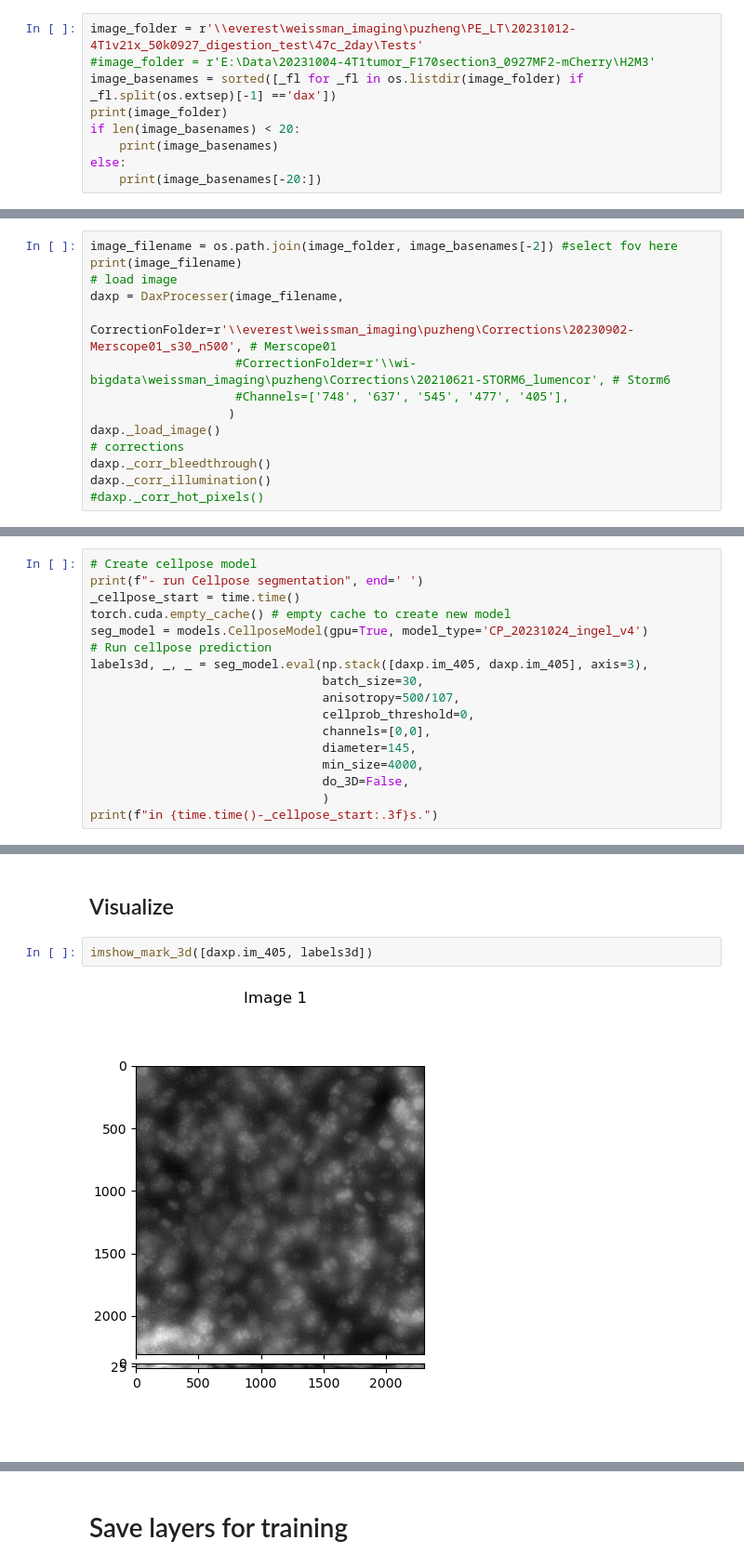
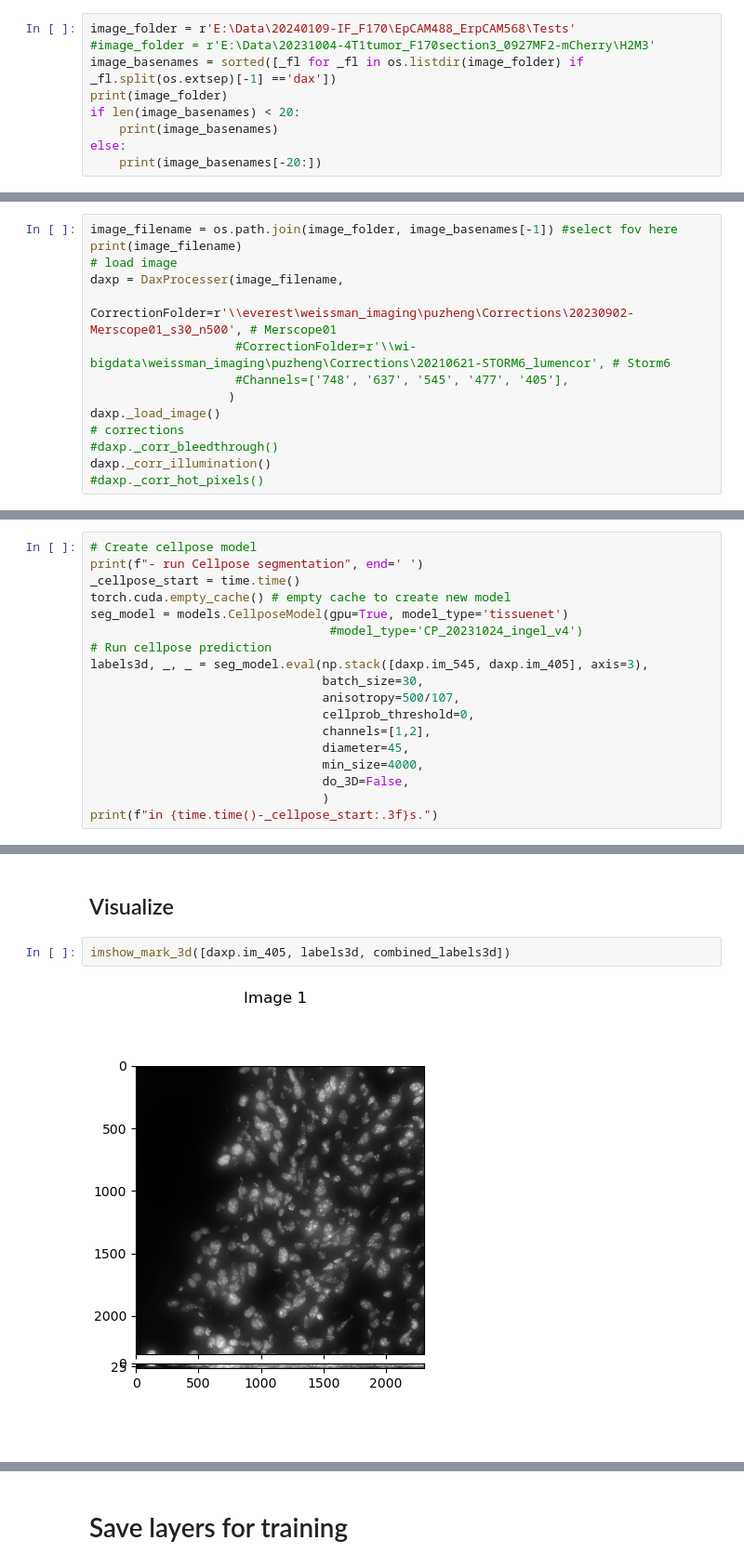
Before and after one commit to zhengpuas47/MerScope01, a Jupyter notebook: jupyter/Segmentation/Test_segmentation.ipynb, the cells around one changed output, grey strips where cells are left out. Shown at 93% size. Saved outputs shown, nothing was run; the diff lists cells and outputs as text.

```diff
--- a/jupyter/Segmentation/Test_segmentation.ipynb
+++ b/jupyter/Segmentation/Test_segmentation.ipynb
@@ -12,7 +12,7 @@ from ChromAn import src
 from ChromAn.src.file_io.dax_process import DaxProcesser
 from ChromAn.src.visual_tools.interactive import imshow_mark_3d
 # %%
-image_folder = r'\\everest\weissman_imaging\puzheng\PE_LT\20231012-4T1v21x_50k0927_digestion_test\47c_2day\Tests'
+image_folder = r'E:\Data\20240109-IF_F170\EpCAM488_ErpCAM568\Tests'
 #image_folder = r'E:\Data\20231004-4T1tumor_F170section3_0927MF2-mCherry\H2M3'
 image_basenames = sorted([_fl for _fl in os.listdir(image_folder) if _fl.split(os.extsep)[-1] =='dax'])
 print(image_folder)
@@ -26,5 +26,5 @@ else:
 # %%
-image_filename = os.path.join(image_folder, image_basenames[-2]) #select fov here
+image_filename = os.path.join(image_folder, image_basenames[-1]) #select fov here
 print(image_filename)
 # load image
 daxp = DaxProcesser(image_filename,
@@ -34,7 +34,7 @@ daxp = DaxProcesser(image_filename,
                    )
 daxp._load_image()
 # corrections
-daxp._corr_bleedthrough()
+#daxp._corr_bleedthrough()
 daxp._corr_illumination()
 #daxp._corr_hot_pixels()
 # %% [output]
@@ -84,14 +84,15 @@ Unable to find MERlin environment file at C:\Users\Weissman_Lab\.merlinenv. Plea
 print(f"- run Cellpose segmentation", end=' ')
 _cellpose_start = time.time()
 torch.cuda.empty_cache() # empty cache to create new model
-seg_model = models.CellposeModel(gpu=True, model_type='CP_20231024_ingel_v4')
+seg_model = models.CellposeModel(gpu=True, model_type='tissuenet')
+                                 #model_type='CP_20231024_ingel_v4')
 # Run cellpose prediction
-labels3d, _, _ = seg_model.eval(np.stack([daxp.im_405, daxp.im_405], axis=3),
+labels3d, _, _ = seg_model.eval(np.stack([daxp.im_545, daxp.im_405], axis=3),
                                 batch_size=30,
                                 anisotropy=500/107,
                                 cellprob_threshold=0,
-                                channels=[0,0],
-                                diameter=145,
+                                channels=[1,2],
+                                diameter=45,
                                 min_size=4000,
                                 do_3D=False,
                                 )
@@ -292,7 +279,7 @@ np.max(labels3d)
 # %% [markdown]
 ## Visualize
 # %%
-imshow_mark_3d([daxp.im_405, labels3d])
+imshow_mark_3d([daxp.im_405, labels3d, combined_labels3d])
 # %% [output]
-[figure, old version]
+[figure, new version]
 <ChromAn.src.visual_tools.interactive.imshow_mark_3d at 0x...>
```
Also changed, not shown: parts of 9 cells of this notebook, 8 other files.
